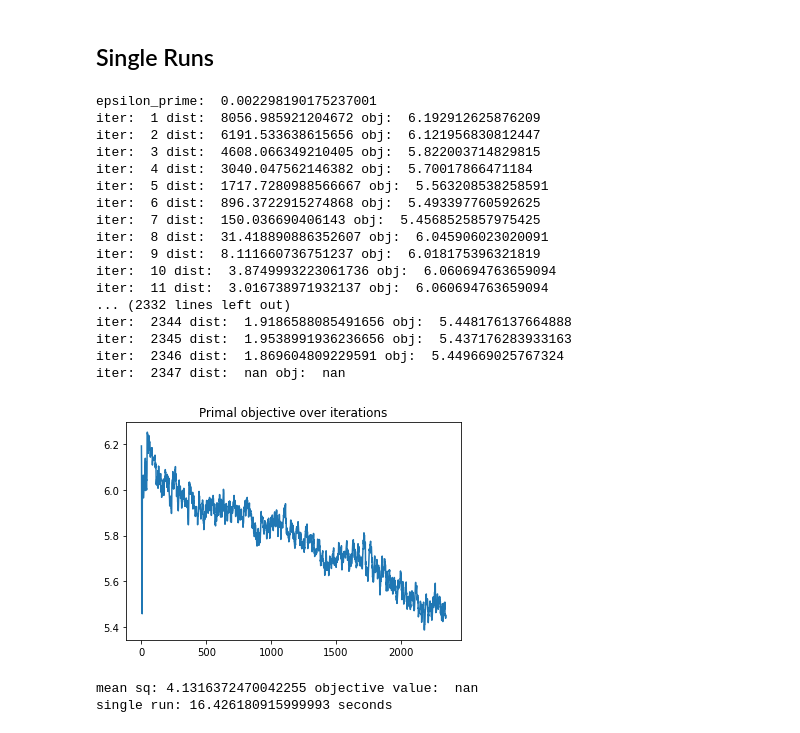
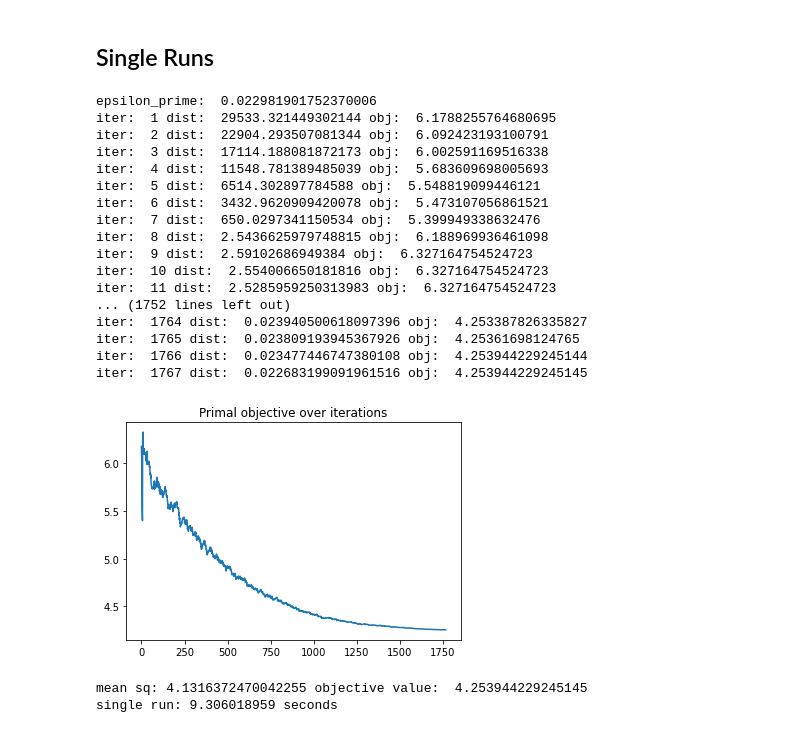
Before and after one commit to ShuGe-MIT/mot_project, a Jupyter notebook: MOT_greenkhorn copy.ipynb, the cells around one changed output. Cells and saved outputs as stored; diff of their text form; code cells hidden in the pictures.

Commit message:
add data

```diff
--- a/MOT_greenkhorn copy.ipynb
+++ b/MOT_greenkhorn copy.ipynb
@@ -207,31 +200,40 @@ value_wl = data.groupby('treatment')[value_col].apply(list)
+# %%
+# import csv file
+file_name = 'weight loss processed.csv' # change this to the name of the file
+value_col = 'weight.loss' # change this to the column name of the value for the first dimension
+# value_col1 = 'altruism' # change this to the column name of the value for the second dimension
+data = pd.read_csv('data/' + file_name).dropna(subset=[value_col]).drop(columns = ["Unnamed: 0"])
+margin_col = ['treatment'] # change this to the list of columns to be used as margins
+value = data.groupby(margin_col)[value_col].apply(list)
+# value1 = data.groupby(margin_col)[value_col1].apply(list)
 # %% [markdown]
 ## Single Runs
 # %%
 import time
 tic = time.perf_counter()
 # works for 10samples
 #
-lb, dis, weight = get_res_single([[sorted(l) for l in value_wl.values]], solver = lambda a, b: solve_greenkhorn(a, b, epsilon=0.001, verbose = 2, cost_scale = 1000, iter_gap = 1), return_res = True)
+lb, dis, weight = get_res_single([[sorted(l) for l in value.values]], solver = lambda a, b: solve_greenkhorn(a, b, epsilon=1, verbose = 2, cost_scale = 10, iter_gap = 1), return_res = True)
 toc = time.perf_counter()
 print(f"single run: {toc - tic} seconds")
 # %% [output]
-epsilon_prime:  0.002298190175237001
-iter:  1 dist:  8056.985921204672 obj:  6.192912625876209
-iter:  2 dist:  6191.533638615656 obj:  6.121956830812447
-iter:  3 dist:  4608.066349210405 obj:  5.822003714829815
-iter:  4 dist:  3040.047562146382 obj:  5.70017866471184
-iter:  5 dist:  1717.7280988566667 obj:  5.563208538258591
-iter:  6 dist:  896.3722915274868 obj:  5.493397760592625
-iter:  7 dist:  150.036690406143 obj:  5.4568525857975425
-iter:  8 dist:  31.418890886352607 obj:  6.045906023020091
-iter:  9 dist:  8.111660736751237 obj:  6.018175396321819
-iter:  10 dist:  3.8749993223061736 obj:  6.060694763659094
-iter:  11 dist:  3.016738971932137 obj:  6.060694763659094
-... (2332 lines left out)
-iter:  2344 dist:  1.9186588085491656 obj:  5.448176137664888
-iter:  2345 dist:  1.9538991936236656 obj:  5.437176283933163
-iter:  2346 dist:  1.869604809229591 obj:  5.449669025767324
-iter:  2347 dist:  nan obj:  nan
+epsilon_prime:  0.022981901752370006
+iter:  1 dist:  29533.321449302144 obj:  6.1788255764680695
+iter:  2 dist:  22904.293507081344 obj:  6.092423193100791
+iter:  3 dist:  17114.188081872173 obj:  6.002591169516338
+iter:  4 dist:  11548.781389485039 obj:  5.683609698005693
+iter:  5 dist:  6514.302897784588 obj:  5.548819099446121
+iter:  6 dist:  3432.9620909420078 obj:  5.473107056861521
+iter:  7 dist:  650.0297341150534 obj:  5.399949338632476
+iter:  8 dist:  2.5436625979748815 obj:  6.188969936461098
+iter:  9 dist:  2.59102686949384 obj:  6.327164754524723
+iter:  10 dist:  2.554006650181816 obj:  6.327164754524723
+iter:  11 dist:  2.5285959250313983 obj:  6.327164754524723
+... (1752 lines left out)
+iter:  1764 dist:  0.023940500618097396 obj:  4.253387826335827
+iter:  1765 dist:  0.023809193945367926 obj:  4.25361698124765
+iter:  1766 dist:  0.023477446747380108 obj:  4.253944229245144
+iter:  1767 dist:  0.022683199091961516 obj:  4.253944229245145
-[figure, old version]
+[figure, new version]
-mean sq: 4.1316372470042255 objective value:  nan
-single run: 16.426180915999993 seconds
+mean sq: 4.1316372470042255 objective value:  4.253944229245145
+single run: 9.306018959 seconds
```
Also changed, not shown: parts of 13 cells of this notebook, 6 other files.
